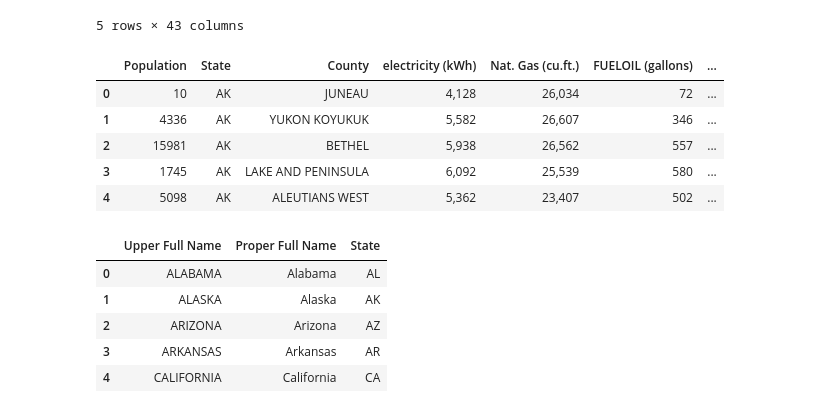
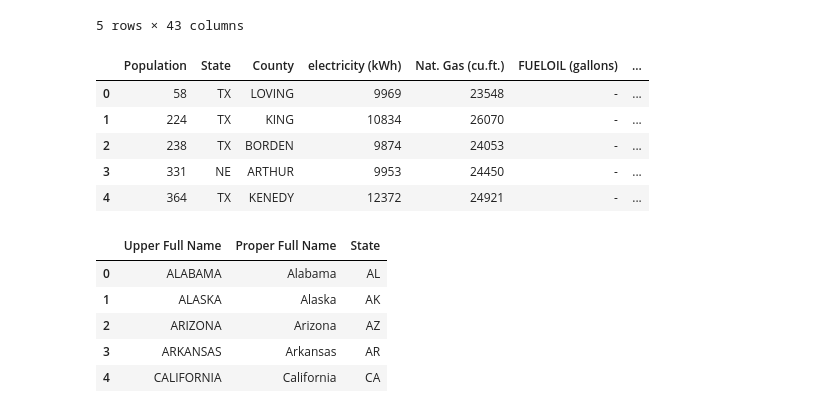
Before and after one commit to deibidl/project1, a Jupyter notebook: Main_Script_P1.ipynb, the cells around one changed output. Saved outputs shown, nothing was run; the diff lists cells and outputs as text; code cells hidden in the pictures.

Commit message:
updated climate_data name to climate_data_updated

```diff
--- a/Main_Script_P1.ipynb
+++ b/Main_Script_P1.ipynb
@@ -106,16 +106,16 @@ census_pd.head()
 5 rows × 43 columns
 # %%
 #CoolClimate Data
-climate_data_to_load = "climate_data_county_ajc.csv"
+climate_data_to_load = "climate_data_updated.csv"
 climate_pd = pd.read_csv(climate_data_to_load)
 climate_pd.head()
 # %% [output]
 |  | Population | State | County | electricity (kWh) | Nat. Gas (cu.ft.) | FUELOIL (gallons) | ... |
-| 0 | 10 | AK | JUNEAU | 4,128 | 26,034 | 72 | ... |
-| 1 | 4336 | AK | YUKON KOYUKUK | 5,582 | 26,607 | 346 | ... |
-| 2 | 15981 | AK | BETHEL | 5,938 | 26,562 | 557 | ... |
-| 3 | 1745 | AK | LAKE AND PENINSULA | 6,092 | 25,539 | 580 | ... |
-| 4 | 5098 | AK | ALEUTIANS WEST | 5,362 | 23,407 | 502 | ... |
+| 0 | 58 | TX | LOVING | 9969 | 23548 | - | ... |
+| 1 | 224 | TX | KING | 10834 | 26070 | - | ... |
+| 2 | 238 | TX | BORDEN | 9874 | 24053 | - | ... |
+| 3 | 331 | NE | ARTHUR | 9953 | 24450 | - | ... |
+| 4 | 364 | TX | KENEDY | 12372 | 24921 | - | ... |
 # %%
 # Data with County and State
 us_states_to_load = "us_states.csv"
```
Also changed, not shown: parts of 1 cell of this notebook, 2 other files.
